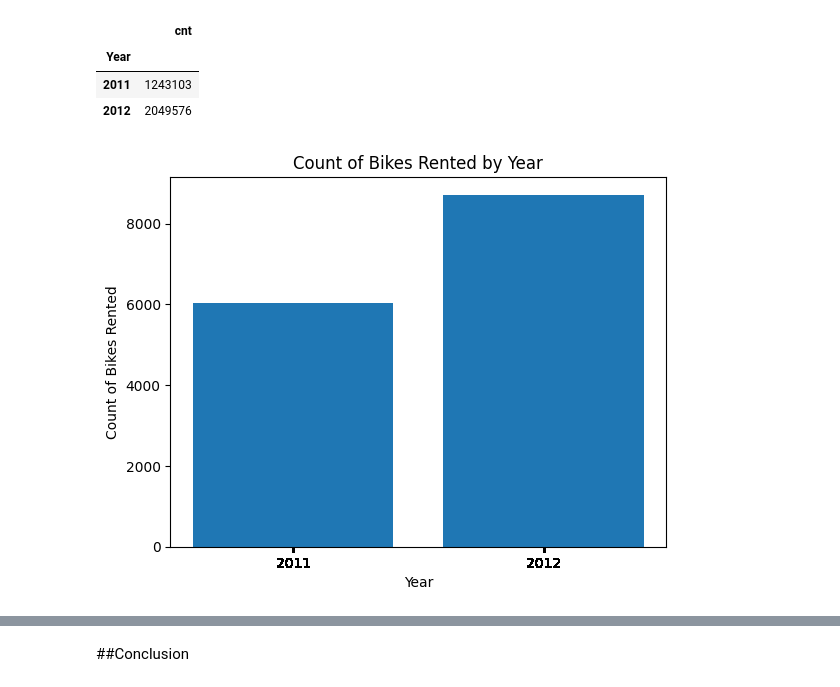
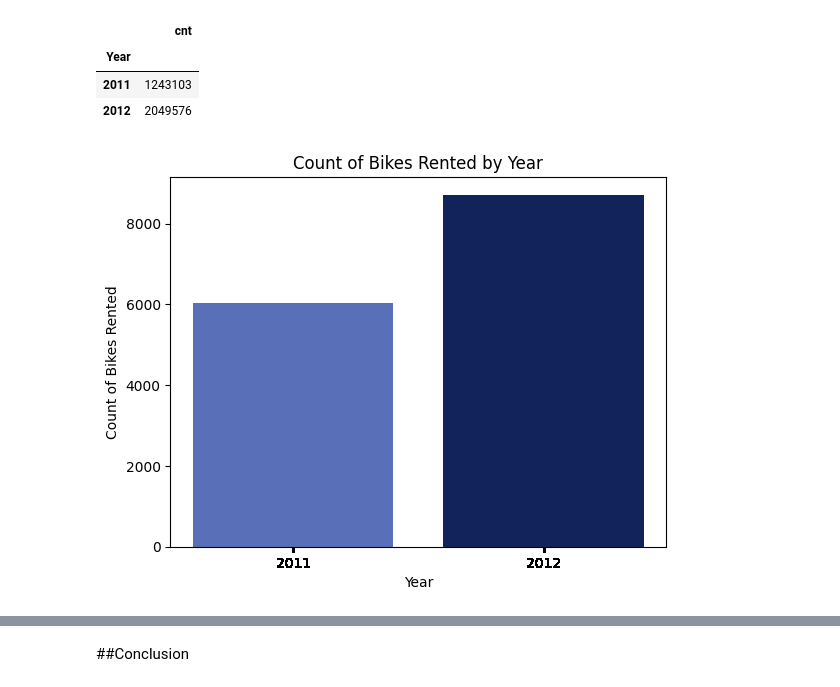
Before and after one commit to ziqran-tech/Analis_python, a Jupyter notebook: Analisis_Data_Bike_Sharing.ipynb, the cells around one changed output, grey strips where cells are left out. Drawn from its saved outputs; the diff is of its cells as text; code cells hidden in the pictures.

```diff
--- a/Analisis_Data_Bike_Sharing.ipynb
+++ b/Analisis_Data_Bike_Sharing.ipynb
@@ -388,13 +388,16 @@ day_df.groupby(by = ['Year']).agg({
 | 2011 | 1243103 |
 | 2012 | 2049576 |
 # %%
-plt.bar(day_df['Year'], day_df['cnt'])
+most_common_category = day_df['Year'].value_counts().idxmax()
+color_palette = ['#11235A' if cat == most_common_category else '#596FB7' for cat in day_df['Year']]
+
+plt.bar(day_df['Year'], day_df['cnt'], color=color_palette)
 plt.xlabel('Year')
 plt.ylabel('Count of Bikes Rented')
 plt.xticks(day_df['Year'])
 
 plt.title('Count of Bikes Rented by Year')
 plt.show()
 # %% [output]
-[figure, old version]
+[figure, new version]
 # %%
```
Also changed, not shown: parts of 10 cells of this notebook.
